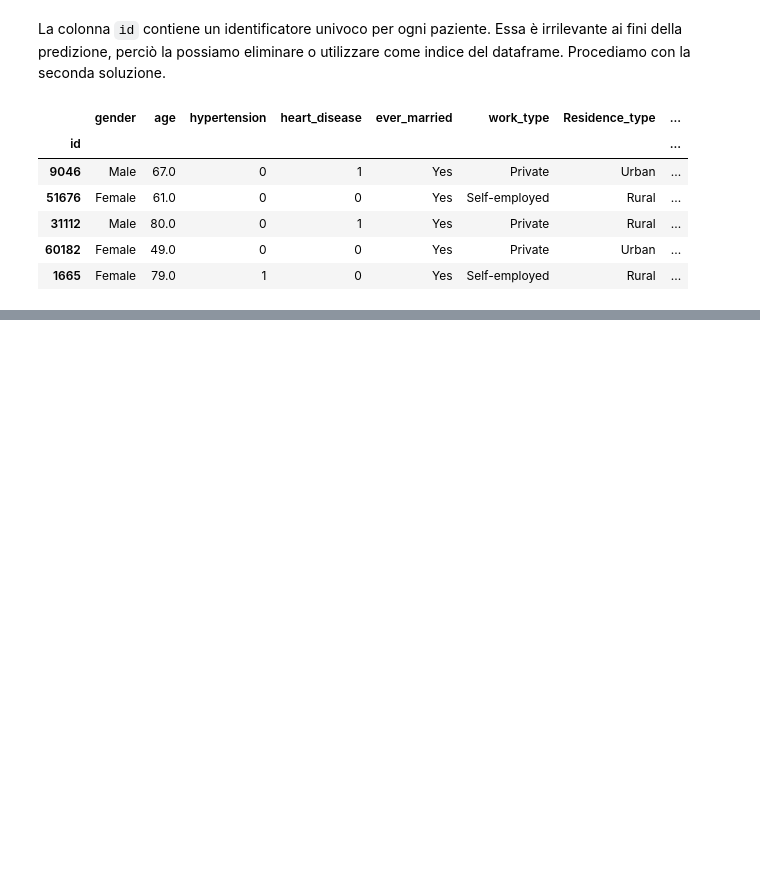
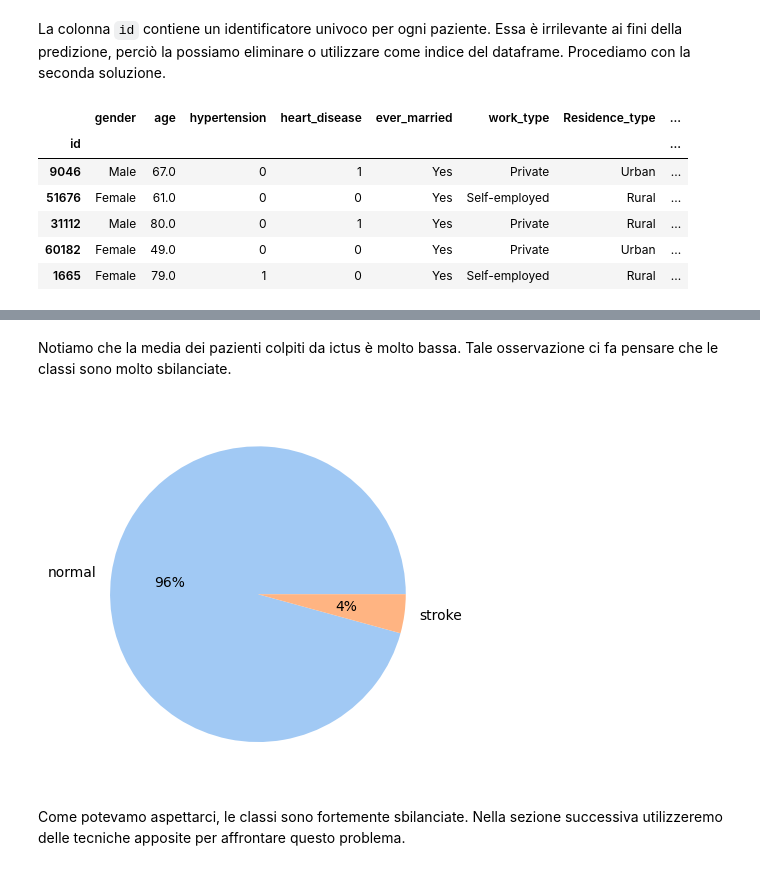
Before and after one commit to LucaSamore/Stroke-Prediction-Analysis, a Jupyter notebook: stroke_prediction_analysis.ipynb, the cells around one changed output, grey strips where cells are left out. Saved outputs shown, nothing was run; the diff lists cells and outputs as text; code cells hidden in the pictures; blank space fills up the shorter version.

```diff
--- a/stroke_prediction_analysis.ipynb
+++ b/stroke_prediction_analysis.ipynb
@@ -127,0 +149,3 @@ dataset.head()
+# %%
+dataset.dropna(inplace=True)
+dataset.isna().sum()
@@ -127,0 +179,13 @@ dataset.head()
+# %% [markdown]
+Notiamo che la media dei pazienti colpiti da ictus è molto bassa. Tale osservazione ci fa pensare che le classi sono molto sbilanciate.
+# %%
+plt.pie(
+    dataset['stroke'].value_counts(),
+    labels=['normal', 'stroke'],
+    colors=sns.color_palette('pastel'),
+    autopct='%.0f%%'
+);
+# %% [output]
+[figure, added]
+# %% [markdown]
+Come potevamo aspettarci, le classi sono fortemente sbilanciate. Nella sezione successiva utilizzeremo delle tecniche apposite per affrontare questo problema.
```
Also changed, not shown: parts of 7 cells of this notebook.
